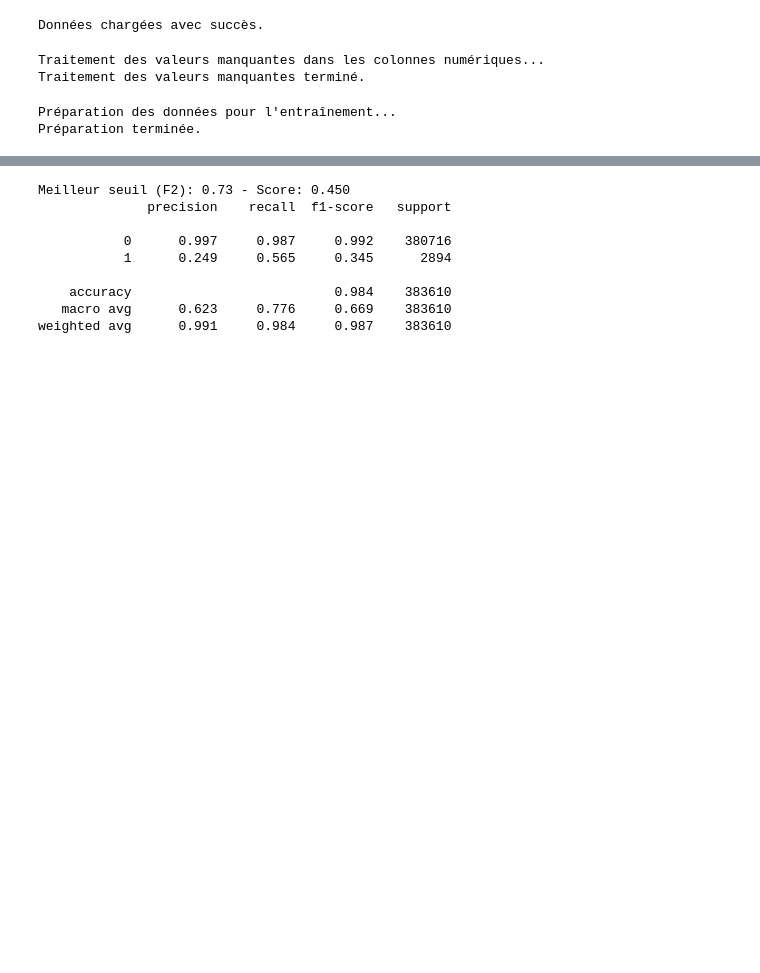
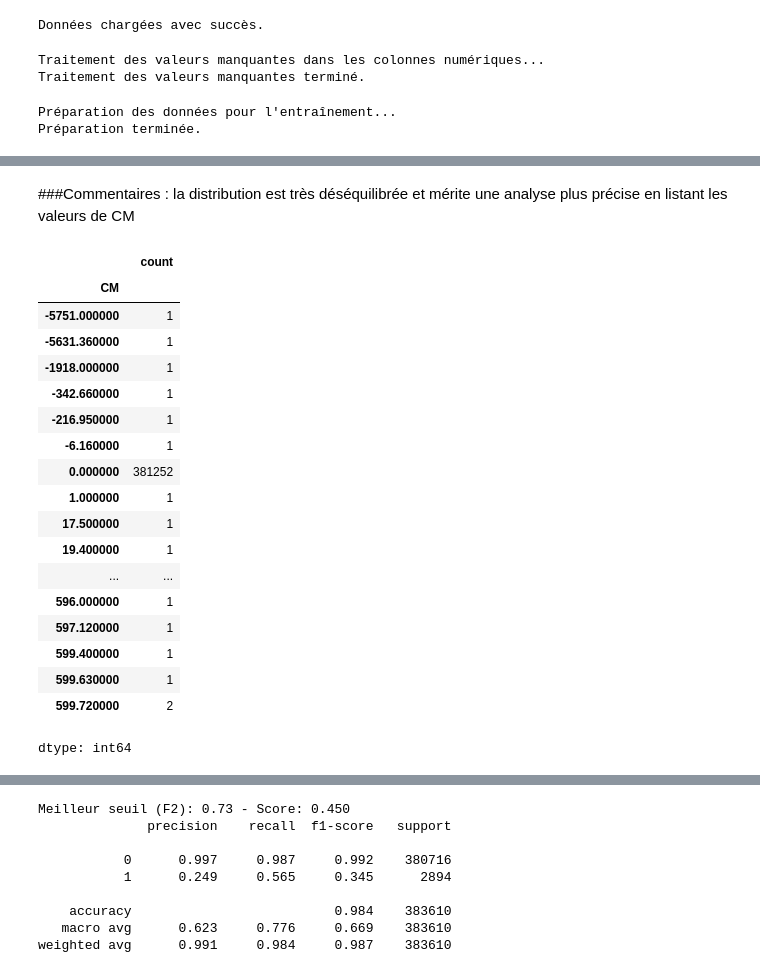
Before and after one commit to auduvignac/challengedata_ens_AssurPrime, a Jupyter notebook: notebooks/exploration/exploration2_vjm.ipynb, the cells around one changed output, grey strips where cells are left out. Drawn from its saved outputs; the diff is of its cells as text; code cells hidden in the pictures; blank space fills up the shorter version.

```diff
--- a/notebooks/exploration/exploration2_vjm.ipynb
+++ b/notebooks/exploration/exploration2_vjm.ipynb
@@ -96,0 +111,31 @@ Préparation terminée.
+# %% [markdown]
+###Commentaires :
+la distribution est très déséquilibrée et mérite une analyse plus précise en listant les valeurs de CM
+# %%
+# Frequence (nombre d'occurrence) de chaque valeur de y_train['CM'] par ordre croissant de CM
+pd.set_option('display.max_rows', None)
+
+cm_frequencies = y_train['CM'].value_counts().sort_index()
+
+# Print des fréquences
+cm_frequencies
+# %% [output]
+|  | count |
+| CM |  |
+| -5751.000000 | 1 |
+| -5631.360000 | 1 |
+| -1918.000000 | 1 |
+| -342.660000 | 1 |
+| -216.950000 | 1 |
+| -6.160000 | 1 |
+| 0.000000 | 381252 |
+| 1.000000 | 1 |
+| 17.500000 | 1 |
+| 19.400000 | 1 |
+| ... | ... |
+| 596.000000 | 1 |
+| 597.120000 | 1 |
+| 599.400000 | 1 |
+| 599.630000 | 1 |
+| 599.720000 | 2 |
+dtype: int64
```
Also changed, not shown: parts of 21 cells of this notebook.
